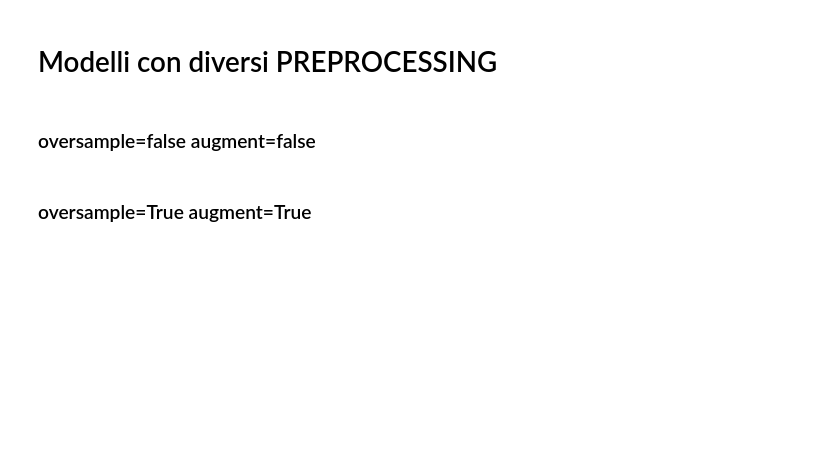
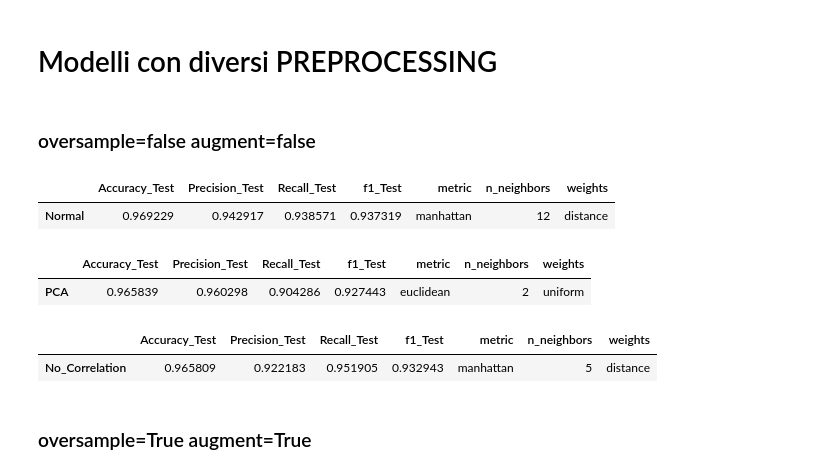
Before and after one commit to MaddalenaGhiotti/BusinessIntelligenceProject, a Jupyter notebook: Martina/KNN28giuCoerenteReport copy.ipynb, the cells around one changed output. Saved outputs shown, nothing was run; the diff lists cells and outputs as text; code cells hidden in the pictures; blank space fills up the shorter version.

```diff
--- a/Martina/KNN24giuCoerenteReport.ipynb
+++ b/Martina/KNN28giuCoerenteReport copy.ipynb
@@ -38,7 +38,7 @@ np.random.seed(42)
 from sklearn import metrics
 
 
-def knn_grid_search(X_train_in, y_train_in, max_neighbors=5, num_partizioni=10):
+def knn_grid_search(X_train_in, y_train_in, max_neighbors=5, num_partizioni=10, modelName='Name'):
     KNN = KNeighborsClassifier()
     #Grid space
 
@@ -71,17 +71,22 @@ def knn_grid_search(X_train_in, y_train_in, max_neighbors=5, num_partizioni=10):
     mean_f1 = grid_search.cv_results_['mean_test_f1'][best_index]
 
 
-    cv_metrics_best_model_df = pd.DataFrame(
+    Performance_best_model = pd.DataFrame(
         [[mean_accuracy, mean_precision, mean_recall, mean_f1]],
-        columns=['Accuracy', 'Precision', 'Recall', 'f1'],
-        index=['Performance Train']
+        columns=['Accuracy_Test', 'Precision_Test', 'Recall_Test', 'f1_Test'],
+        index=[modelName]
     )
 
+
+    Parameter_Best = grid_search.best_params_
+    Parameter_Best= pd.DataFrame(Parameter_Best, index=[modelName])
+
+    Featurces_Best_df= pd.concat([ Performance_best_model, Parameter_Best], axis=1)
+    display(Featurces_Best_df)
+
     KNN_Best= grid_search.best_estimator_
-    Parameter_Best = grid_search.best_params_
 
-
-    return KNN_Best, Parameter_Best , cv_metrics_best_model_df
+    return KNN_Best, Featurces_Best_df
 
 
 def evaluate_knn(knn_model, X_test, y_test, label='test'):
@@ -118,23 +123,29 @@ test_data= pd.read_csv('../Data/diabetes_test.csv')
 # %%
 #Normal
 X_train_norm, X_test_norm, y_train_norm, y_test_norm = preprocessing_diabetes_v3(train_data, test_data, augment=False, oversample=False, delete_smoking=False)
-knn_best_norm, best_params_norm, performance_train_df_norm = knn_grid_search(X_train_norm, y_train_norm, max_neighbors=30, num_partizioni=10)
-parameters_norm = pd.DataFrame([best_params_norm], index=["PARAMETERS BEST KNN"])
+knn_best_norm, performance_train_df_norm = knn_grid_search(X_train_norm, y_train_norm, max_neighbors=15, num_partizioni=10, modelName='Normal')
 
 # PCA
 X_train_PCA, X_test_PCA, y_train_PCA, y_test_PCA = preprocessing_diabetes_v3(train_data, test_data, option='PCA', augment=False, oversample=False, delete_smoking=False)
-knn_best_PCA, best_params_PCA, performance_train_df_PCA = knn_grid_search(X_train_PCA, y_train_PCA, max_neighbors=30, num_partizioni=10)
-parameters_PCA = pd.DataFrame([best_params_PCA], index=["PARAMETERS BEST KNN"])
+knn_best_PCA, performance_train_df_PCA = knn_grid_search(X_train_PCA, y_train_PCA, max_neighbors=15, num_partizioni=10, modelName='PCA')
 
 #No Correlation
 X_train_noCorr, X_test_noCorr, y_train_noCorr, y_test_noCorr = preprocessing_diabetes_v3(train_data, test_data, option='Delete', augment=False, oversample=False, delete_smoking=False)
-knn_best_noCorr, best_params_noCorr, performance_train_df_noCorr = knn_grid_search(X_train_noCorr, y_train_noCorr, max_neighbors=30, num_partizioni=10)
-parameters_noCorr = pd.DataFrame([best_params_noCorr], index=["PARAMETERS BEST KNN"])
+knn_best_noCorr, performance_train_df_noCorr = knn_grid_search(X_train_noCorr, y_train_noCorr, max_neighbors=15, num_partizioni=10 , modelName='No_Correlation')
+
 
 #No Smoking
 X_train_NoSmok, X_test_NoSmok, y_train_NoSmok, y_test_NoSmok = preprocessing_diabetes_v3(train_data, test_data, augment=False, oversample=False, delete_smoking=True)
-knn_best_NoSmok, best_params_NoSmok, performance_train_df_NoSmok = knn_grid_search(X_train_NoSmok, y_train_NoSmok, max_neighbors=30, num_partizioni=10)
-parameters_NoSmok = pd.DataFrame([best_params_NoSmok], index=["PARAMETERS BEST KNN"])
+knn_best_NoSmok, performance_train_df_NoSmok = knn_grid_search(X_train_NoSmok, y_train_NoSmok, max_neighbors=15, num_partizioni=10, modelName='No_Smoking')
+
+Performance_all = pd.concat([performance_train_df_norm, performance_train_df_PCA, performance_train_df_noCorr, performance_train_df_NoSmok], axis=0)
+# %% [output]
+|  | Accuracy_Test | Precision_Test | Recall_Test | f1_Test | metric | n_neighbors | weights |
+| Normal | 0.969229 | 0.942917 | 0.938571 | 0.937319 | manhattan | 12 | distance |
+|  | Accuracy_Test | Precision_Test | Recall_Test | f1_Test | metric | n_neighbors | weights |
+| PCA | 0.965839 | 0.960298 | 0.904286 | 0.927443 | euclidean | 2 | uniform |
+|  | Accuracy_Test | Precision_Test | Recall_Test | f1_Test | metric | n_neighbors | weights |
+| No_Correlation | 0.965809 | 0.922183 | 0.951905 | 0.932943 | manhattan | 5 | distance |
 # %% [markdown]
 ### oversample=True augment=True
 # %%
```
Also changed, not shown: parts of 4 cells of this notebook.
